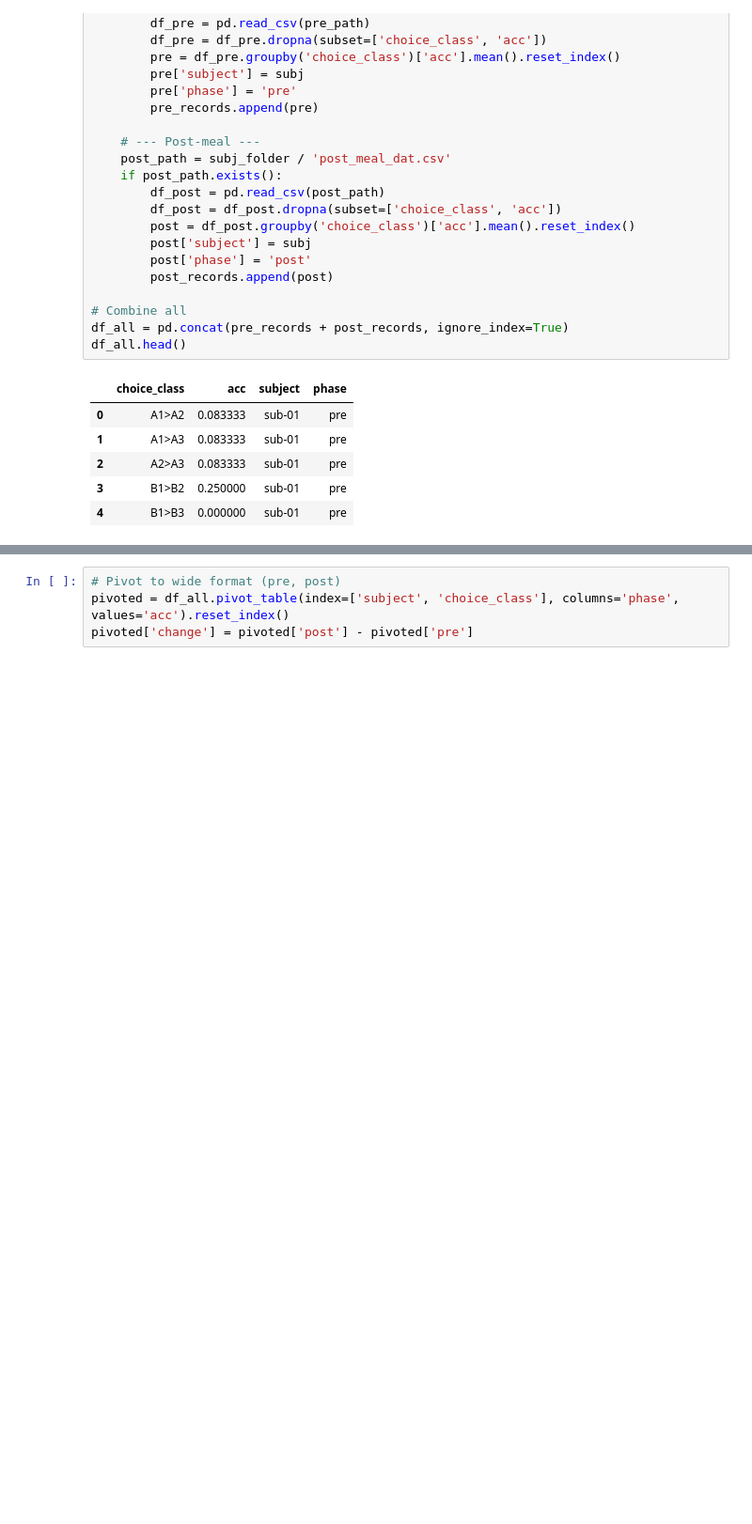
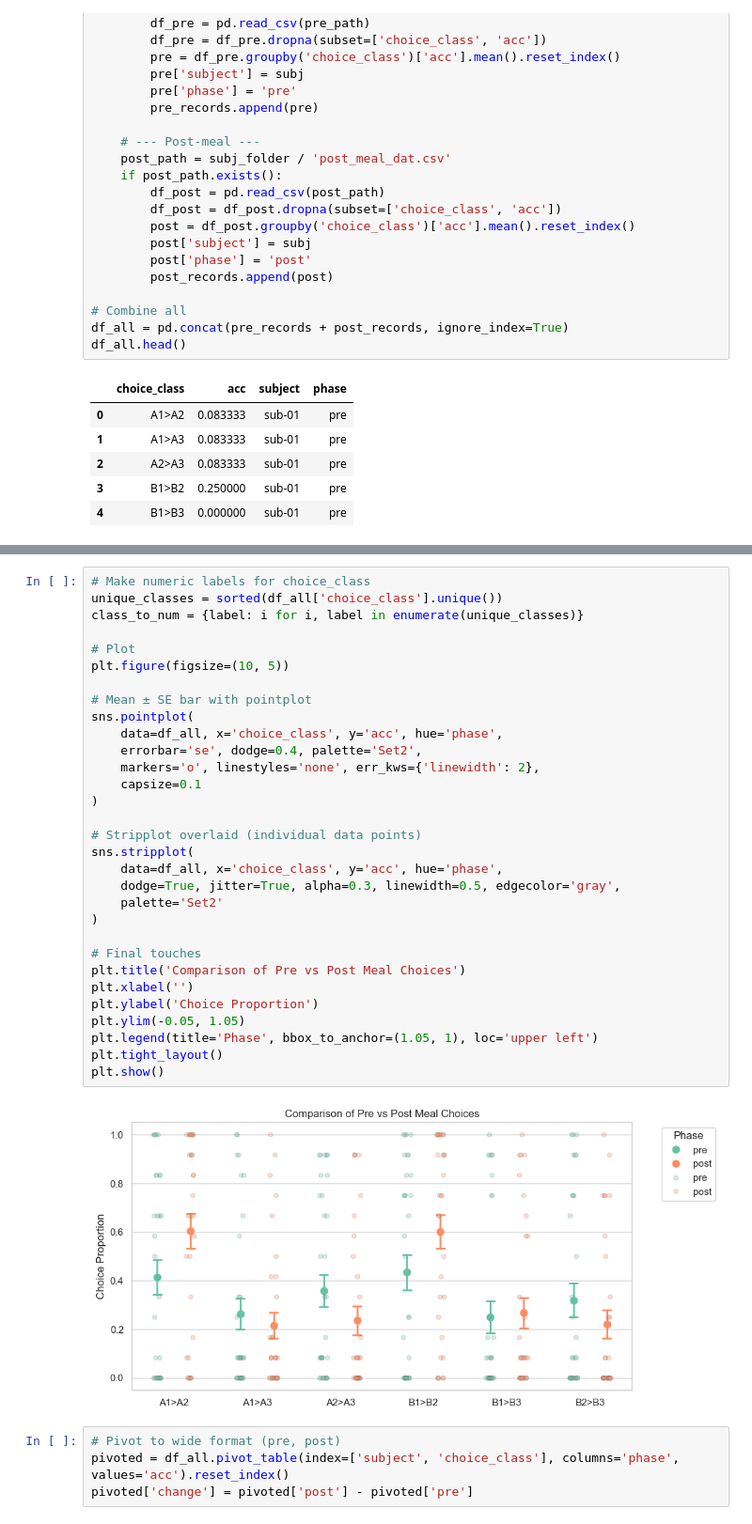
Before and after one commit to QingfangLiu/project-spcd, a Jupyter notebook: behavior/analyze_behaviors.ipynb, the cells around one changed output, grey strips where cells are left out. Shown at 94% size. Drawn from its saved outputs; the diff is of its cells as text; blank space fills up the shorter version.

```diff
--- a/behavior/analyze_behaviors.ipynb
+++ b/behavior/analyze_behaviors.ipynb
@@ -269,3 +317,36 @@ plt.show()
+# %%
+# Make numeric labels for choice_class
+unique_classes = sorted(df_all['choice_class'].unique())
+class_to_num = {label: i for i, label in enumerate(unique_classes)}
+
+# Plot
+plt.figure(figsize=(10, 5))
+
+# Mean ± SE bar with pointplot
+sns.pointplot(
+    data=df_all, x='choice_class', y='acc', hue='phase',
+    errorbar='se', dodge=0.4, palette='Set2',
+    markers='o', linestyles='none', err_kws={'linewidth': 2},
+    capsize=0.1
+)
+
+# Stripplot overlaid (individual data points)
+sns.stripplot(
+    data=df_all, x='choice_class', y='acc', hue='phase',
+    dodge=True, jitter=True, alpha=0.3, linewidth=0.5, edgecolor='gray',
+    palette='Set2'
+)
+
+# Final touches
+plt.title('Comparison of Pre vs Post Meal Choices')
+plt.xlabel('')
+plt.ylabel('Choice Proportion')
+plt.ylim(-0.05, 1.05)
+plt.legend(title='Phase', bbox_to_anchor=(1.05, 1), loc='upper left')
+plt.tight_layout()
+plt.show()
+# %% [output]
+[figure, added]
 # %%
 # Pivot to wide format (pre, post)
 pivoted = df_all.pivot_table(index=['subject', 'choice_class'], columns='phase', values='acc').reset_index()
```
Also changed, not shown: parts of 16 cells of this notebook, 1 other file.
